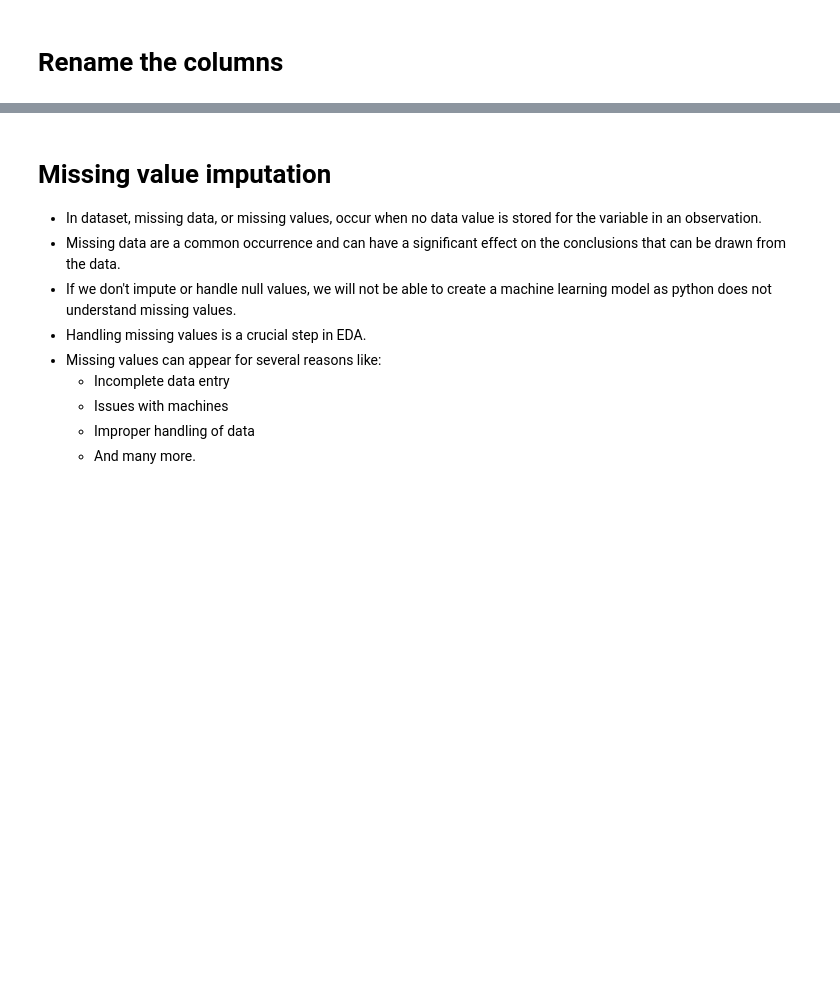
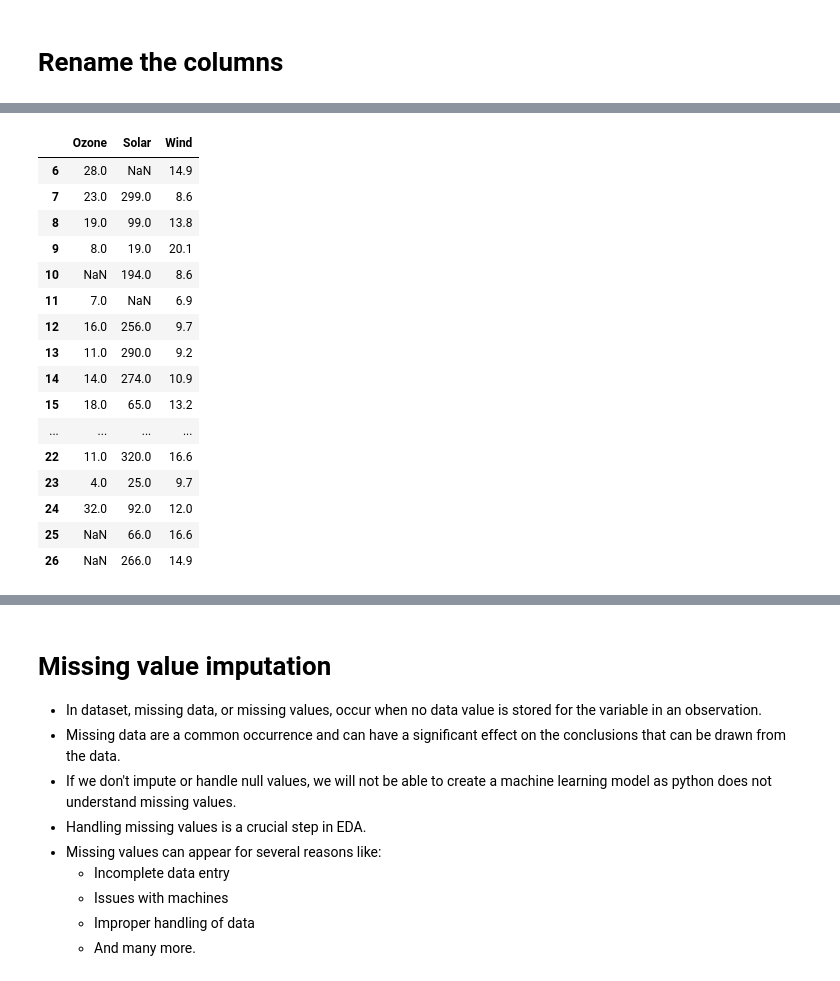
Before and after one commit to aishwaryamate/April24_Batch, a Jupyter notebook: Machine Learning/EDA/EDA- 1.ipynb, the cells around one changed output, grey strips where cells are left out. Cells and saved outputs as stored; diff of their text form; code cells hidden in the pictures; blank space fills up the shorter version.

```diff
--- a/Machine Learning/EDA/EDA- 1.ipynb
+++ b/Machine Learning/EDA/EDA- 1.ipynb
@@ -170,0 +419,20 @@ df
+# %%
+df.iloc[5:26,0:3]
+# %% [output]
+|  | Ozone | Solar | Wind |
+| 6 | 28.0 | NaN | 14.9 |
+| 7 | 23.0 | 299.0 | 8.6 |
+| 8 | 19.0 | 99.0 | 13.8 |
+| 9 | 8.0 | 19.0 | 20.1 |
+| 10 | NaN | 194.0 | 8.6 |
+| 11 | 7.0 | NaN | 6.9 |
+| 12 | 16.0 | 256.0 | 9.7 |
+| 13 | 11.0 | 290.0 | 9.2 |
+| 14 | 14.0 | 274.0 | 10.9 |
+| 15 | 18.0 | 65.0 | 13.2 |
+| ... | ... | ... | ... |
+| 22 | 11.0 | 320.0 | 16.6 |
+| 23 | 4.0 | 25.0 | 9.7 |
+| 24 | 32.0 | 92.0 | 12.0 |
+| 25 | NaN | 66.0 | 16.6 |
+| 26 | NaN | 266.0 | 14.9 |
```
Also changed, not shown: parts of 32 cells of this notebook.
